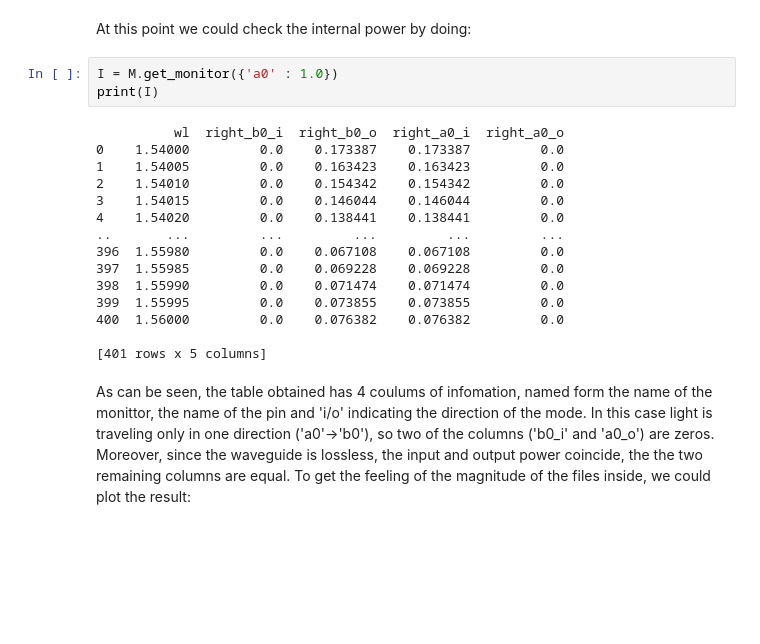
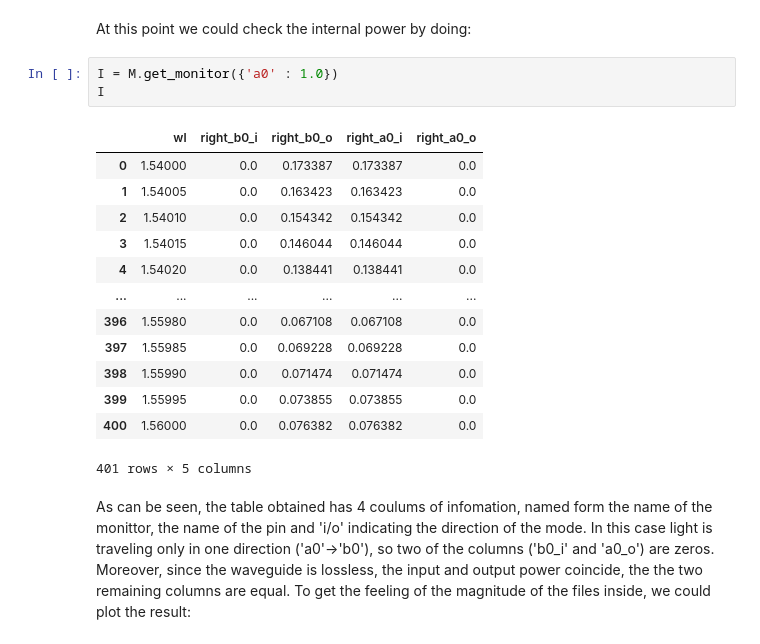
Before and after one commit to mpasson/lekkersim, a Jupyter notebook: Docs/jupyter/Monitors.ipynb, the cells around one changed output. Drawn from its saved outputs; the diff is of its cells as text; blank space fills up the shorter version.

```diff
--- a/Docs/jupyter/Monitors.ipynb
+++ b/Docs/jupyter/Monitors.ipynb
@@ -69,22 +68,21 @@ plt.legend()
 At this point we could check the internal power by doing:
 # %%
 I = M.get_monitor({'a0' : 1.0})
-print(I)
+I
 # %% [output]
+|  | wl | right_b0_i | right_b0_o | right_a0_i | right_a0_o |
+| 0 | 1.54000 | 0.0 | 0.173387 | 0.173387 | 0.0 |
+| 1 | 1.54005 | 0.0 | 0.163423 | 0.163423 | 0.0 |
+| 2 | 1.54010 | 0.0 | 0.154342 | 0.154342 | 0.0 |
+| 3 | 1.54015 | 0.0 | 0.146044 | 0.146044 | 0.0 |
+| 4 | 1.54020 | 0.0 | 0.138441 | 0.138441 | 0.0 |
+| ... | ... | ... | ... | ... | ... |
+| 396 | 1.55980 | 0.0 | 0.067108 | 0.067108 | 0.0 |
+| 397 | 1.55985 | 0.0 | 0.069228 | 0.069228 | 0.0 |
+| 398 | 1.55990 | 0.0 | 0.071474 | 0.071474 | 0.0 |
+| 399 | 1.55995 | 0.0 | 0.073855 | 0.073855 | 0.0 |
+| 400 | 1.56000 | 0.0 | 0.076382 | 0.076382 | 0.0 |
-          wl  right_b0_i  right_b0_o  right_a0_i  right_a0_o
-0    1.54000         0.0    0.173387    0.173387         0.0
-1    1.54005         0.0    0.163423    0.163423         0.0
-2    1.54010         0.0    0.154342    0.154342         0.0
-3    1.54015         0.0    0.146044    0.146044         0.0
-4    1.54020         0.0    0.138441    0.138441         0.0
-..       ...         ...         ...         ...         ...
-396  1.55980         0.0    0.067108    0.067108         0.0
-397  1.55985         0.0    0.069228    0.069228         0.0
-398  1.55990         0.0    0.071474    0.071474         0.0
-399  1.55995         0.0    0.073855    0.073855         0.0
-400  1.56000         0.0    0.076382    0.076382         0.0
-
-[401 rows x 5 columns]
+401 rows × 5 columns
 # %% [markdown]
 As can be seen, the table obtained has 4 coulums of infomation, named form the name of the monittor, the name of the pin and 'i/o' indicating the direction of the mode. In this case light is traveling only in one direction ('a0'->'b0'), so two of the columns ('b0_i' and 'a0_o') are zeros. Moreover, since the waveguide is lossless, the input and output power coincide, the the two remaining columns are equal. To get the feeling of the magnitude of the files inside, we could plot the result:
 # %%
```
Also changed, not shown: parts of 1 cell of this notebook, 3 other files.
